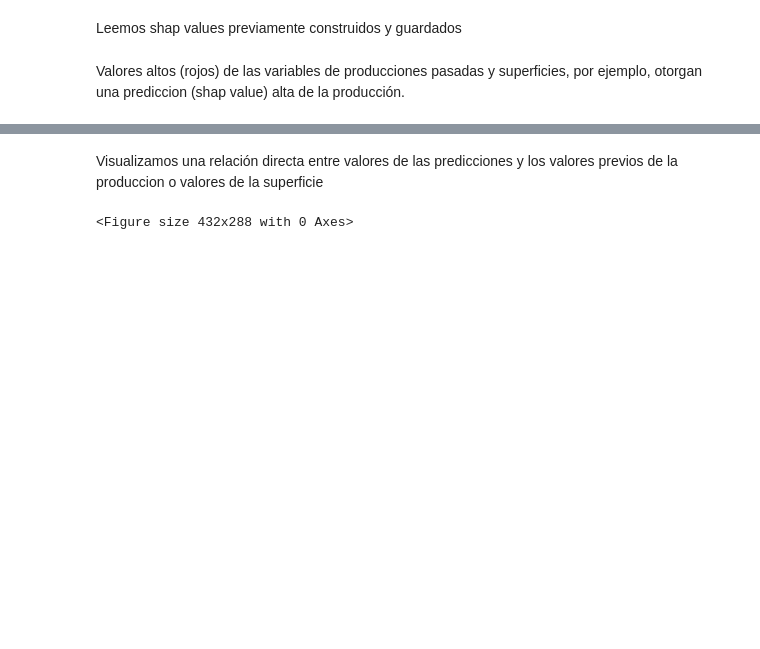
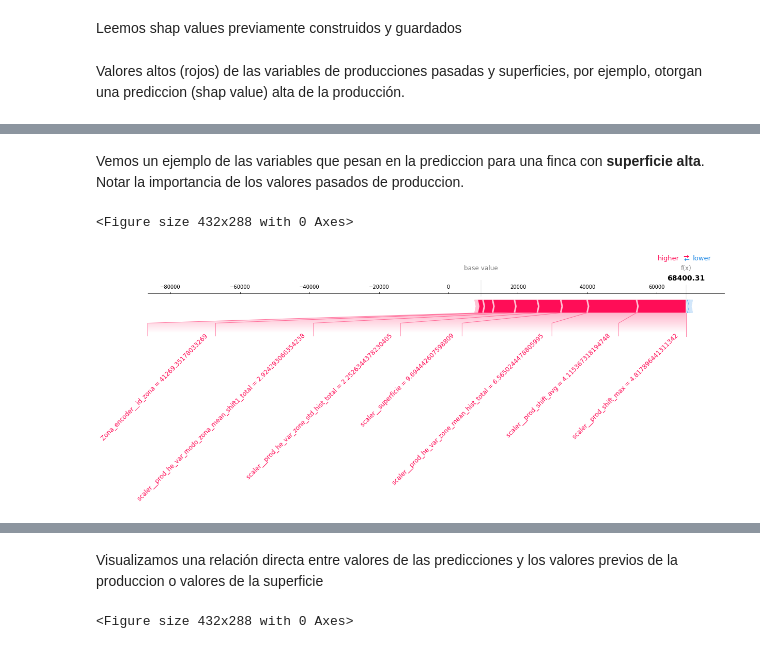
Before and after one commit to vitostamatti/datathon-cajamar-malbecs, a Jupyter notebook: notebooks/02-Prediccion-Malbecs-Nacional.ipynb, the cells around one changed output, grey strips where cells are left out. Saved outputs shown, nothing was run; the diff lists cells and outputs as text; code cells hidden in the pictures; blank space fills up the shorter version.

```diff
--- a/notebooks/02-Prediccion-Malbecs-Nacional.ipynb
+++ b/notebooks/02-Prediccion-Malbecs-Nacional.ipynb
@@ -626,0 +627,9 @@ plt.show()
+# %% [markdown]
+Vemos un ejemplo de las variables que pesan en la prediccion para una finca con **superficie alta**. Notar la importancia de los valores pasados de produccion.
+# %%
+plt.figure(facecolor="white")
+shap.force_plot(explainer.expected_value, shap_values_read[5160,:], x_sample_trans.iloc[5160,:],matplotlib=True,text_rotation=45)
+plt.show()
+# %% [output]
+<Figure size 432x288 with 0 Axes>
+[figure, added]
```
Also changed, not shown: parts of 5 cells of this notebook, 2 other files.
